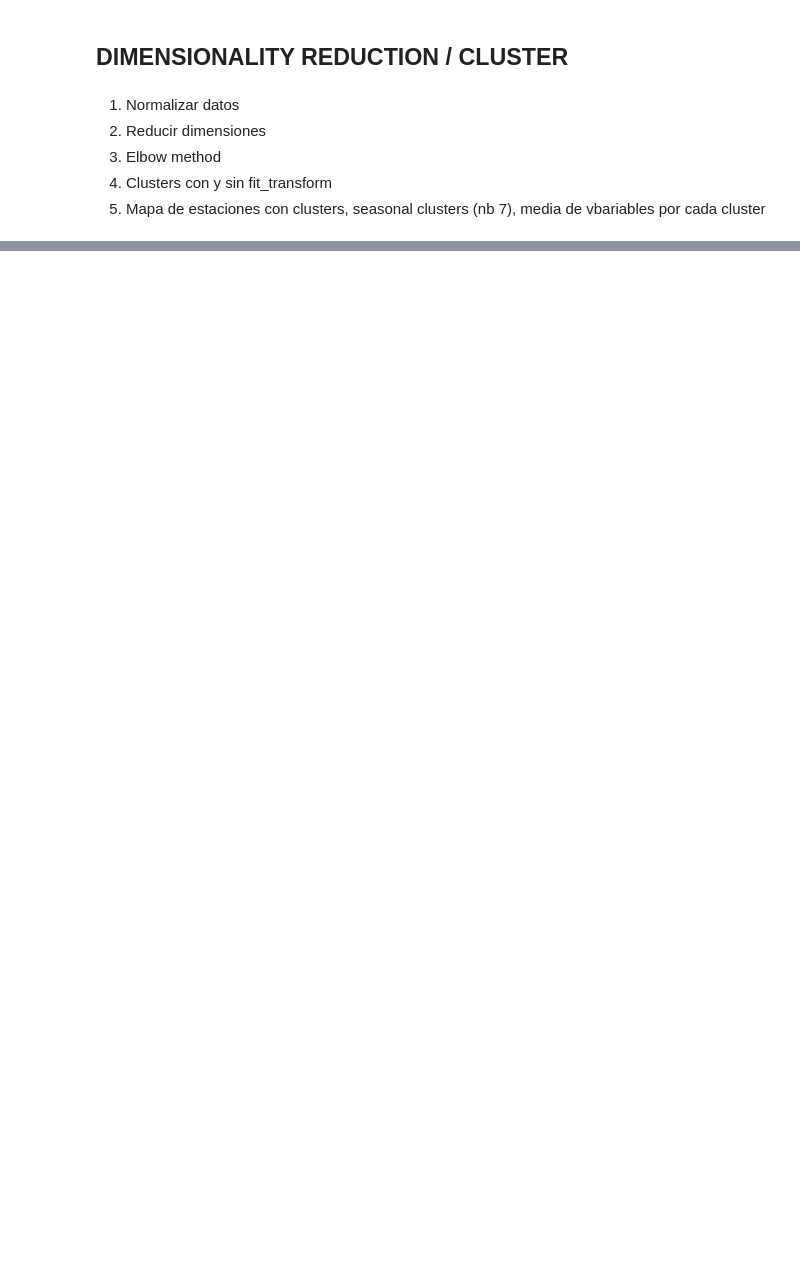
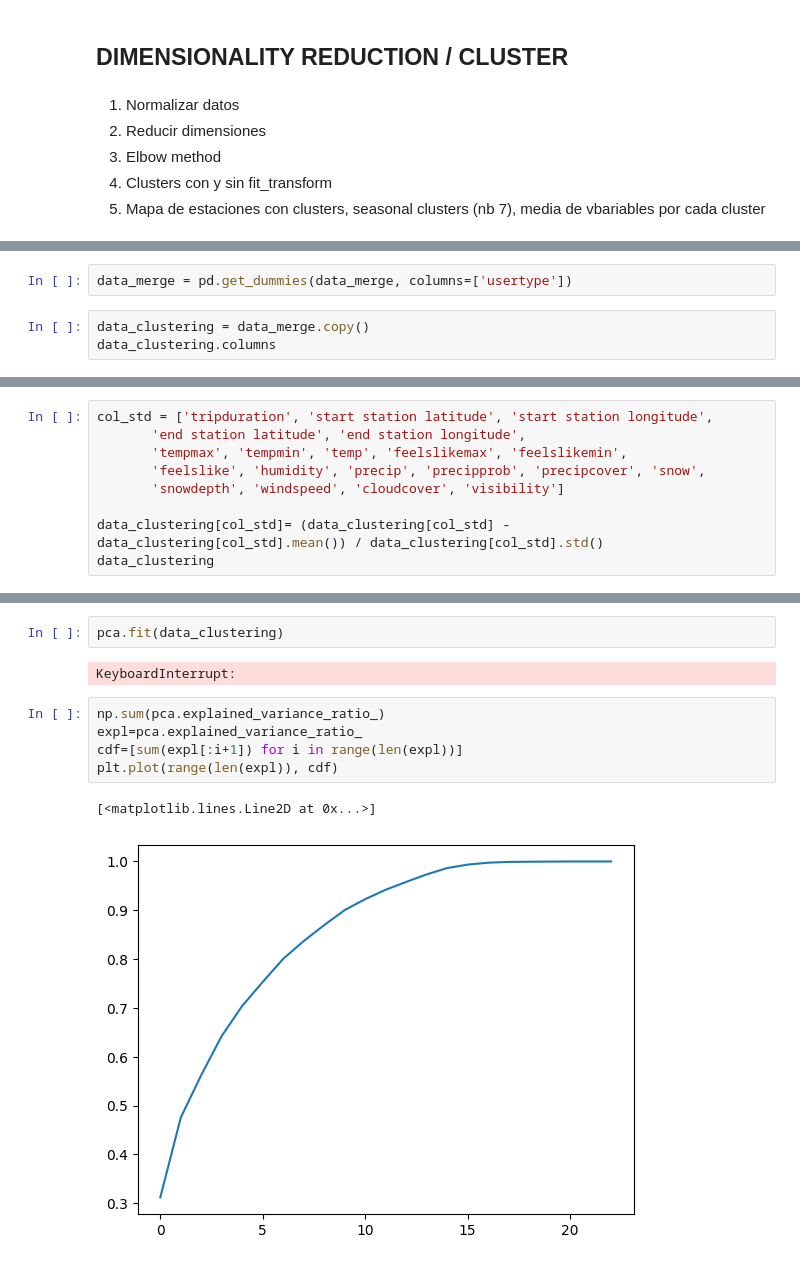
Before and after one commit to ivans14/BA_proj, a Jupyter notebook: Exploratory.ipynb, the cells around one changed output, grey strips where cells are left out. Drawn from its saved outputs; the diff is of its cells as text; blank space fills up the shorter version.

```diff
--- a/Exploratory.ipynb
+++ b/Exploratory.ipynb
@@ -358,0 +342,5 @@ k=KMeans(K)
+# %%
+data_merge = pd.get_dummies(data_merge, columns=['usertype'])
+# %%
+data_clustering = data_merge.copy()
+data_clustering.columns
@@ -358,0 +355,9 @@ k=KMeans(K)
+# %%
+col_std = ['tripduration', 'start station latitude', 'start station longitude',
+       'end station latitude', 'end station longitude',
+       'tempmax', 'tempmin', 'temp', 'feelslikemax', 'feelslikemin',
+       'feelslike', 'humidity', 'precip', 'precipprob', 'precipcover', 'snow',
+       'snowdepth', 'windspeed', 'cloudcover', 'visibility']
+
+data_clustering[col_std]= (data_clustering[col_std] - data_clustering[col_std].mean()) / data_clustering[col_std].std()
+data_clustering
@@ -358,0 +379,12 @@ k=KMeans(K)
+# %%
+pca.fit(data_clustering)
+# %% [output]
+KeyboardInterrupt:
+# %%
+np.sum(pca.explained_variance_ratio_)
+expl=pca.explained_variance_ratio_
+cdf=[sum(expl[:i+1]) for i in range(len(expl))]
+plt.plot(range(len(expl)), cdf)
+# %% [output]
+[<matplotlib.lines.Line2D at 0x...>]
+[figure, added]
```
Also changed, not shown: parts of 48 cells of this notebook, 1 other file.
